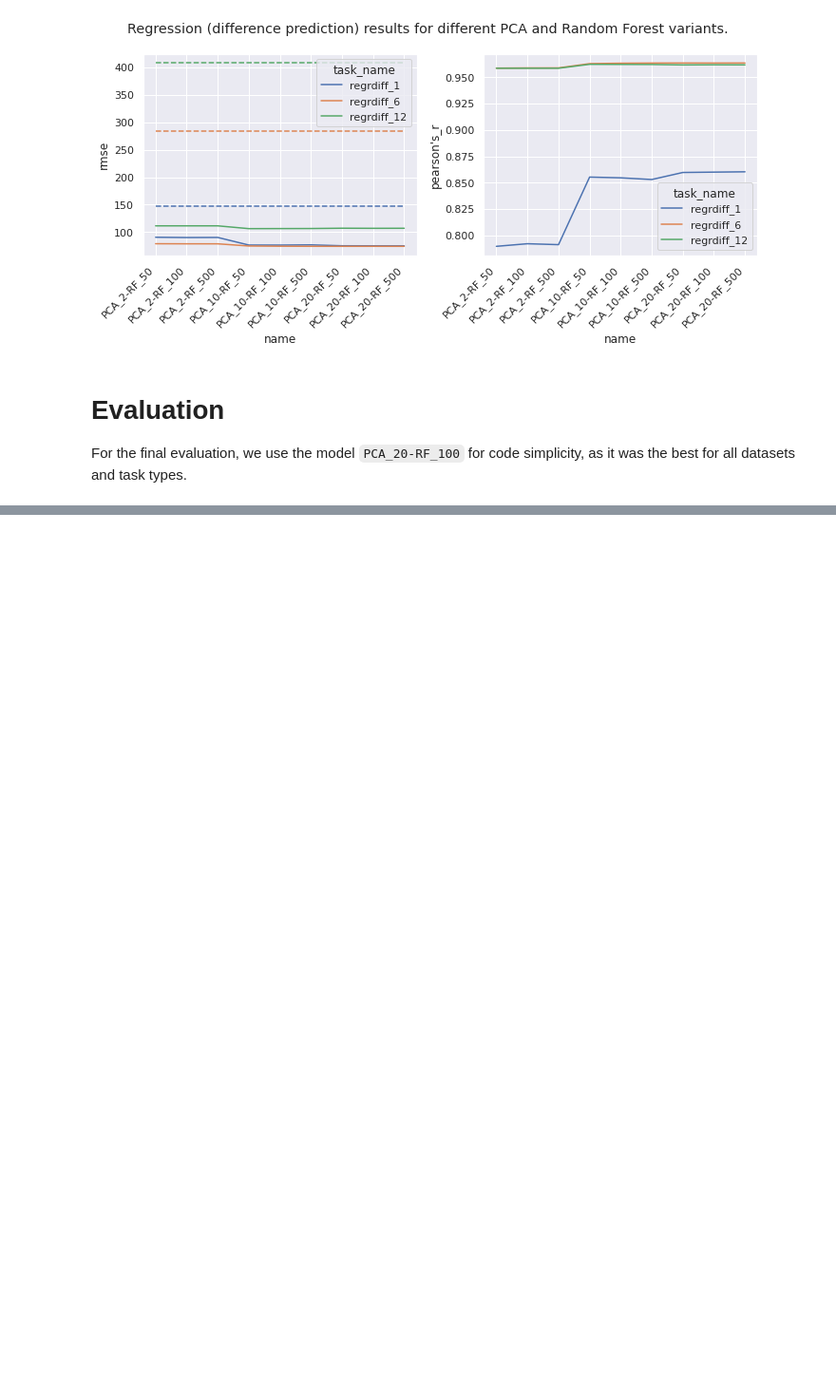
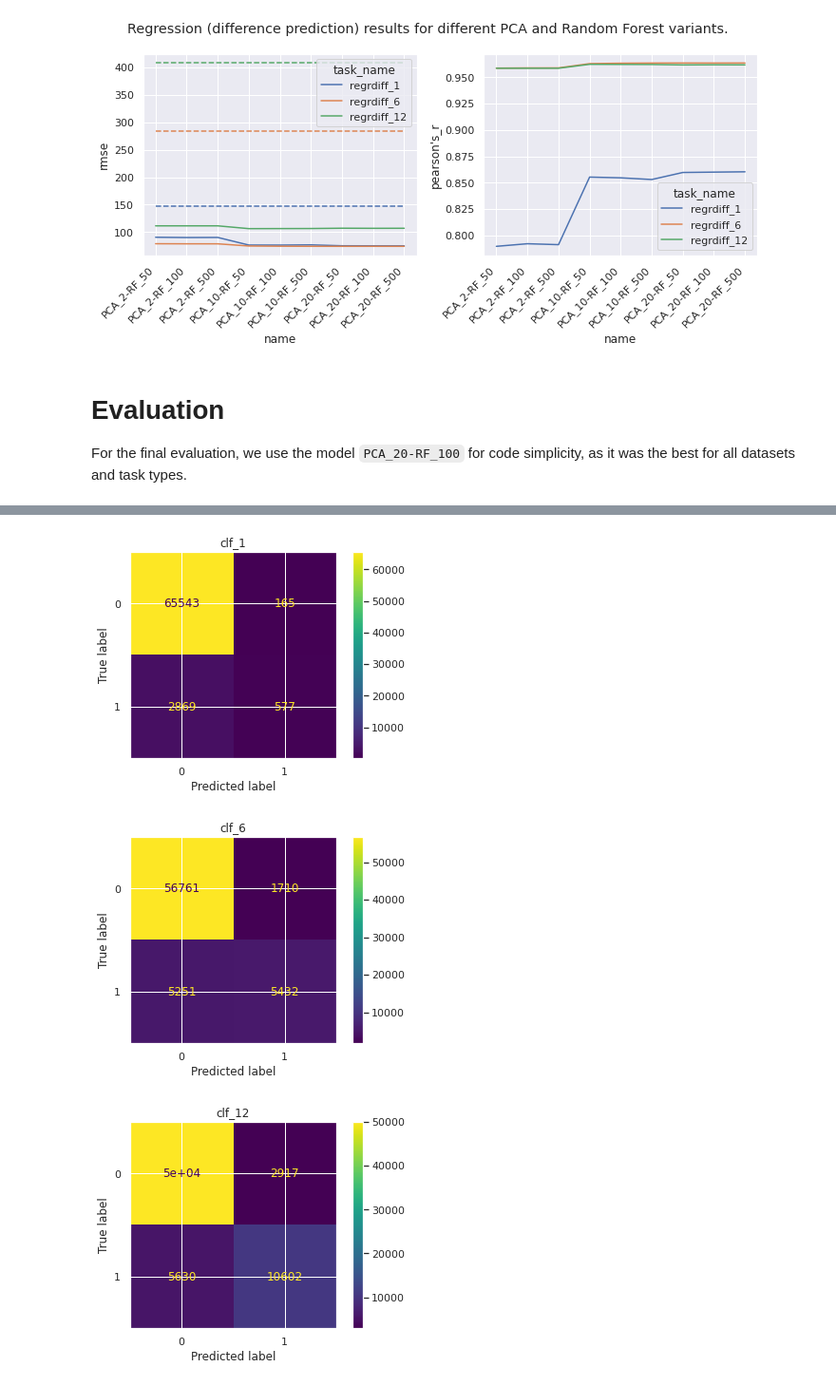
Before and after one commit to gabikadlecova/ds_report, a Jupyter notebook: report_final.ipynb, the cells around one changed output, grey strips where cells are left out. Shown at 95% size. Cells and saved outputs as stored; diff of their text form; code cells hidden in the pictures; blank space fills up the shorter version.

```diff
--- a/report_final.ipynb
+++ b/report_final.ipynb
@@ -665,2 +668,21 @@ preds
+# %%
+from sklearn.metrics import confusion_matrix, ConfusionMatrixDisplay
+
+for k, p in pred_dict.items():
+    if 'clf' not in k:
+        continue
+
+    splitted_d = get_data_split(datasets[k], is_clf=True, random_state=seed, val_size=0.1, test_size=0.2)
+    y_test = splitted_d['test'][1]
+    cm = confusion_matrix(y_test, p, labels=[0, 1])
+    disp = ConfusionMatrixDisplay(confusion_matrix=cm,
+                                  display_labels=[0, 1])
+    disp.plot()
+    plt.title(k)
+    plt.show()
+# %% [output]
+[figure, added]
+[figure, added]
+[figure, added]
 # %% [markdown]
 # Conclusion<a id='concl'></a>
```
Also changed, not shown: parts of 16 cells of this notebook.
